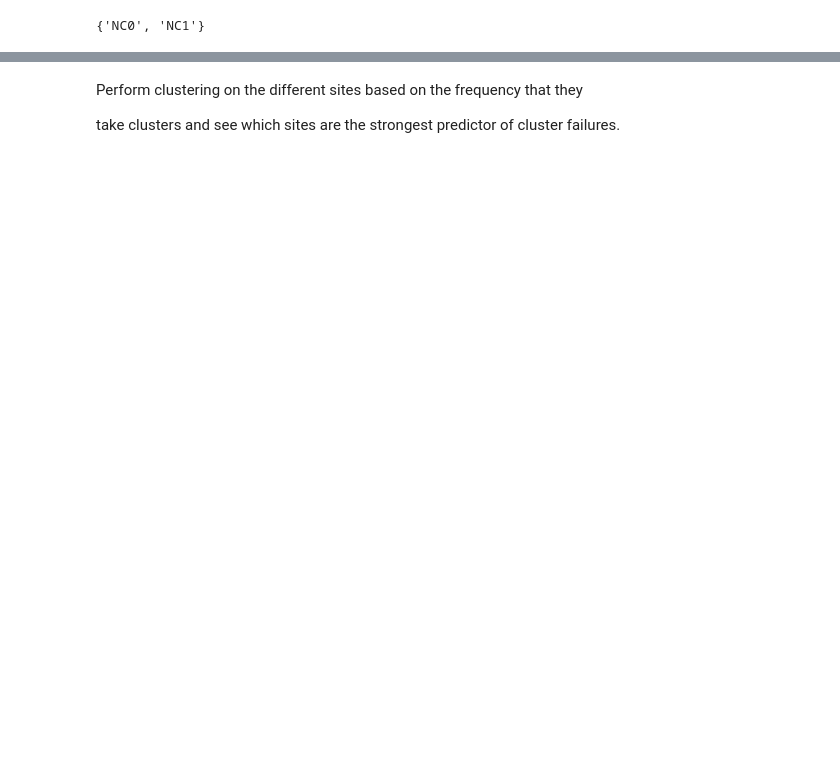
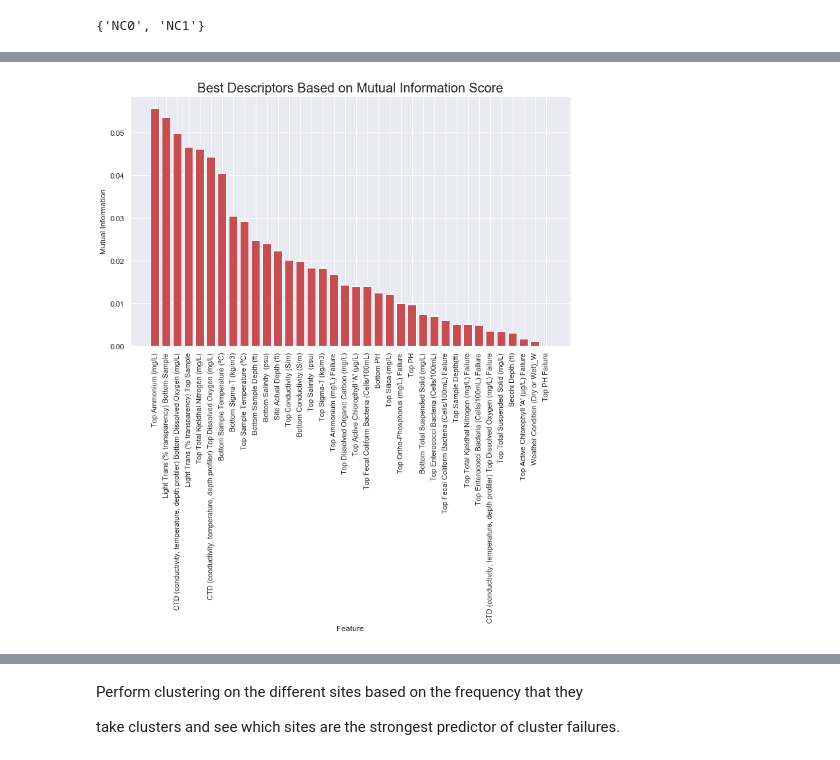
Before and after one commit to dradamski/capstone-two, a Jupyter notebook: notebooks/create_network.ipynb, the cells around one changed output, grey strips where cells are left out. Cells and saved outputs as stored; diff of their text form; code cells hidden in the pictures; blank space fills up the shorter version.

Commit message:
added feature selection using SelectKBest

```diff
--- a/notebooks/create_network.ipynb
+++ b/notebooks/create_network.ipynb
@@ -169,0 +195,44 @@ p
+# %%
+import numpy as np
+from sklearn.feature_selection import SelectKBest, mutual_info_classif
+from sklearn.model_selection import train_test_split
+from sklearn.preprocessing import StandardScaler
+
+int_df = wq_df.select_dtypes(include=[float, 'int64'])
+int_df = int_df.drop(columns=['Lat', 'Long', 'Top Ortho-Phosphorus (mg/L)'])
+features = int_df.loc[:, int_df.columns != 'Top Ortho-Phosphorus (mg/L) Failure']
+target = int_df.loc[:, 'Top Ortho-Phosphorus (mg/L) Failure']
+
+Xtrain, Xtest, ytrain, ytest = train_test_split(features, target,
+                                                random_state=13,
+                                                stratify=target)
+
+scaler = StandardScaler()
+Xtrain = scaler.fit_transform(Xtrain)
+Xtest = scaler.transform(Xtest)
+
+
+skb = SelectKBest(mutual_info_classif, k=features.shape[1])
+skb.fit(Xtrain, ytrain)
+mask = skb.get_support()
+kbestfeat = list()
+
+for boolean, feature in zip(mask, int_df.columns):
+    if boolean:
+        kbestfeat.append(feature)
+# %%
+indices = np.argsort(skb.scores_)[::-1]
+cols = []
+for i in range(36):
+    cols.append(int_df.columns[indices[i]])
+
+# Now plot
+_ = plt.figure(figsize=[12,7])
+_ = plt.bar(cols, skb.scores_[indices[range(36)]], color='r', align='center')
+_ = plt.xticks(rotation=90)
+_ = plt.title('Best Descriptors Based on Mutual Information Score', size=20)
+_ = plt.xlabel('Feature')
+_ = plt.ylabel('Mutual Information')
+_ = plt.show()
+# %% [output]
+[figure, added]
```
Also changed, not shown: parts of 16 cells of this notebook.
